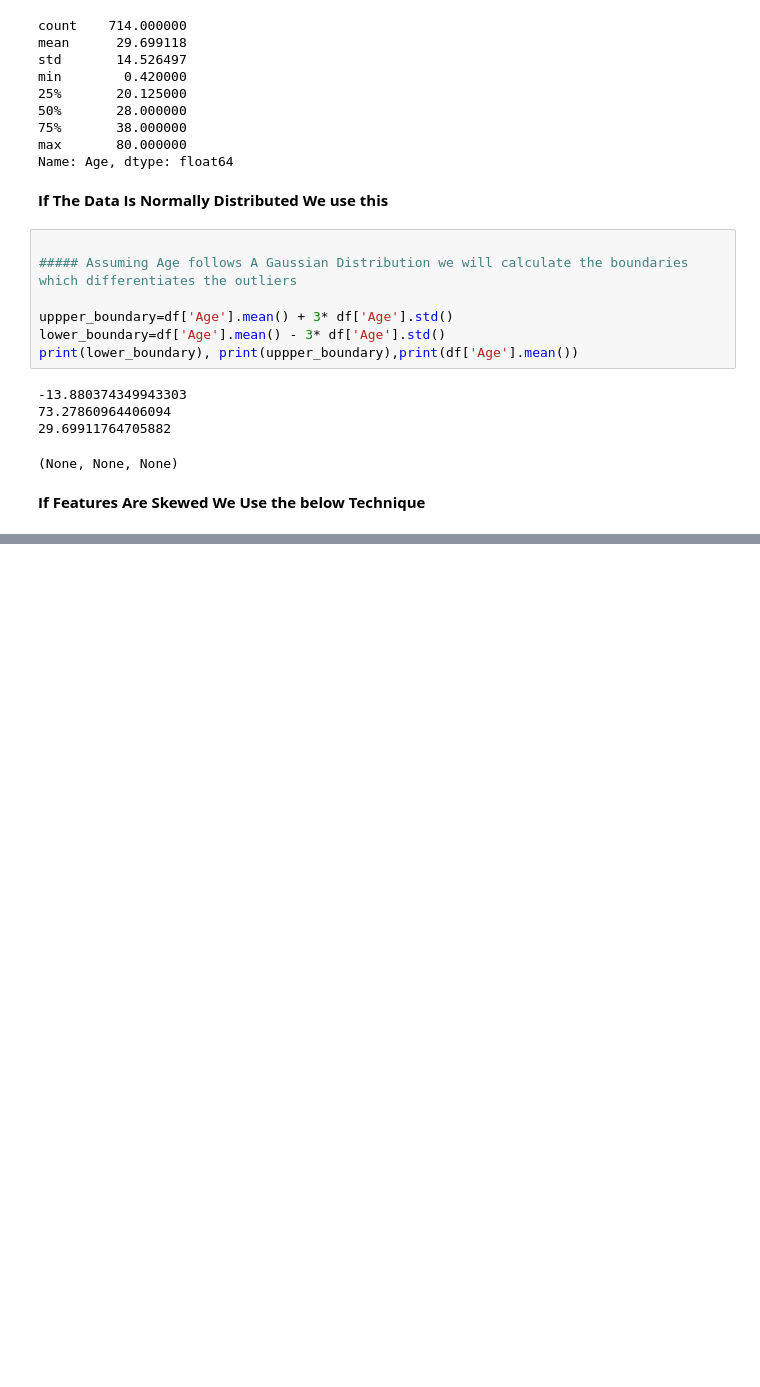
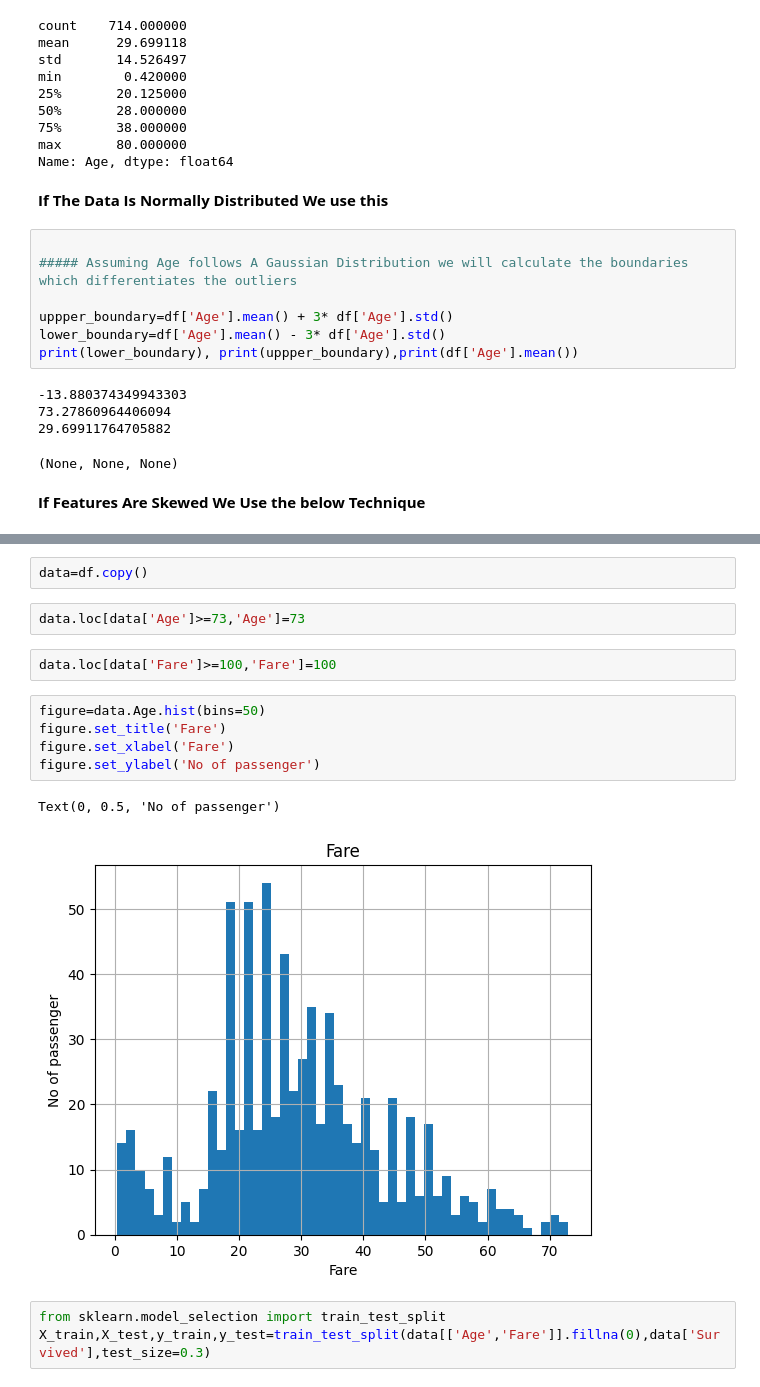
Before and after one commit to BuragayalaPraneetha/Feature-Selection, a Jupyter notebook: Outliers.ipynb, the cells around one changed output, grey strips where cells are left out. Saved outputs shown, nothing was run; the diff lists cells and outputs as text; blank space fills up the shorter version.

```diff
--- a/Outliers.ipynb
+++ b/Outliers.ipynb
@@ -106,0 +153,17 @@ print(lower_boundary), print(uppper_boundary),print(df['Age'].mean())
+# %%
+data=df.copy()
+# %%
+data.loc[data['Age']>=73,'Age']=73
+# %%
+data.loc[data['Fare']>=100,'Fare']=100
+# %%
+figure=data.Age.hist(bins=50)
+figure.set_title('Fare')
+figure.set_xlabel('Fare')
+figure.set_ylabel('No of passenger')
+# %% [output]
+Text(0, 0.5, 'No of passenger')
+[figure, added]
+# %%
+from sklearn.model_selection import train_test_split
+X_train,X_test,y_train,y_test=train_test_split(data[['Age','Fare']].fillna(0),data['Survived'],test_size=0.3)
```
Also changed, not shown: parts of 7 cells of this notebook.
